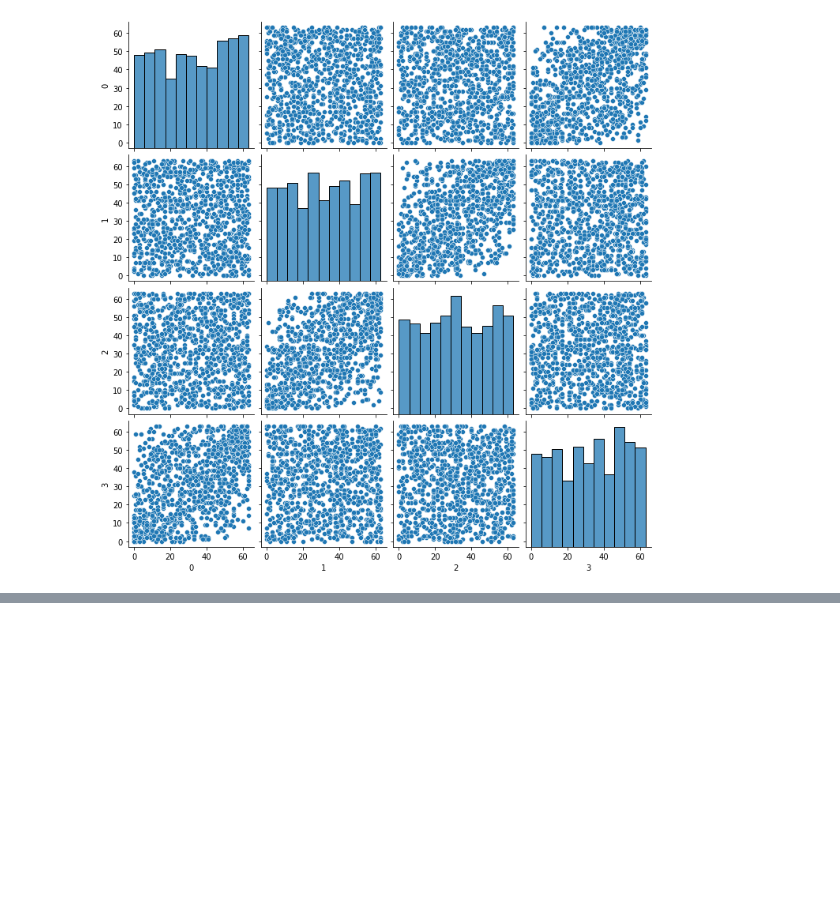
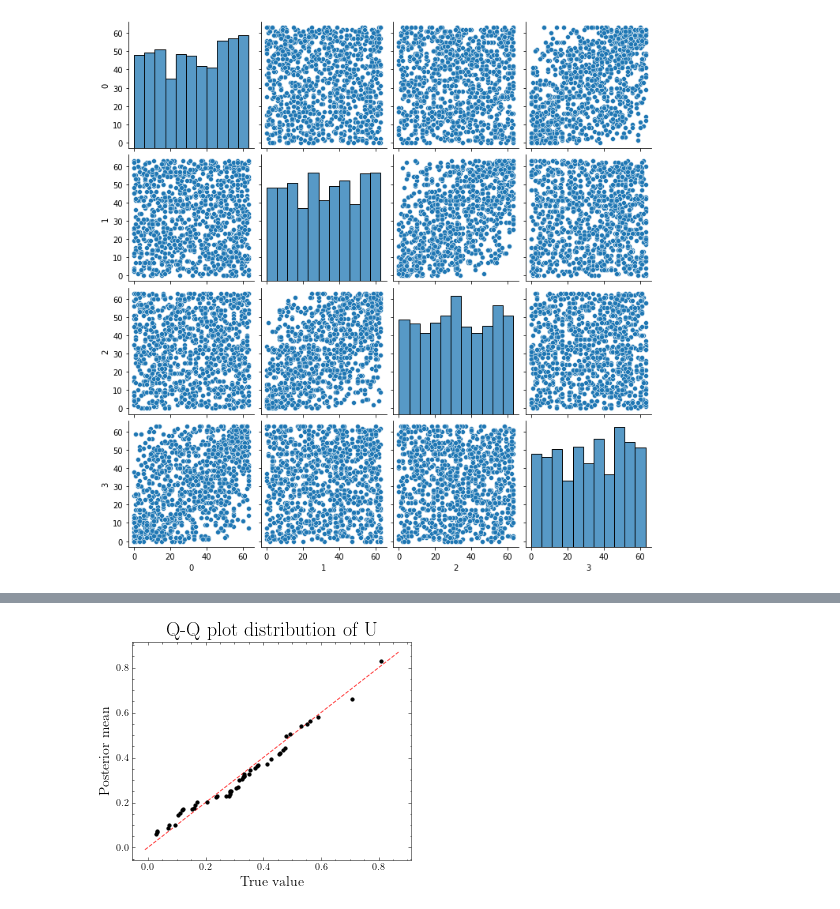
Before and after one commit to lucasmoschen/bivariate-beta, a Jupyter notebook: notebooks/bayesian_estimation_biv_beta.ipynb, the cells around one changed output, grey strips where cells are left out. Drawn from its saved outputs; the diff is of its cells as text; code cells hidden in the pictures; blank space fills up the shorter version.

```diff
--- a/notebooks/bayesian_estimation_biv_beta.ipynb
+++ b/notebooks/bayesian_estimation_biv_beta.ipynb
@@ -298,0 +230,18 @@ np.mean(np.random.gamma(shape=a, scale=1/b, size=1000000)<.05)
+# %%
+u_true = U[:,0]
+u_fitted = model_fit.stan_variables()['u'].mean(axis=0)
+
+fig, ax = plt.subplots(figsize=(5,4))
+
+ax.scatter(np.sort(u_true), np.sort(u_fitted), s=10, color='black')
+lims = [
+    np.min([ax.get_xlim(), ax.get_ylim()]),  # min of both axes
+    np.max([ax.get_xlim(), ax.get_ylim()]),  # max of both axes
+]
+ax.plot(lims, lims, 'r--', alpha=0.75, zorder=0)
+ax.set_xlabel('True value', fontsize=14)
+ax.set_ylabel('Posterior mean', fontsize=14)
+ax.set_title('Q-Q plot distribution of U', fontsize=20)
+plt.show()
+# %% [output]
+[figure, added]
```
Also changed, not shown: parts of 21 cells of this notebook, 3 other files.
